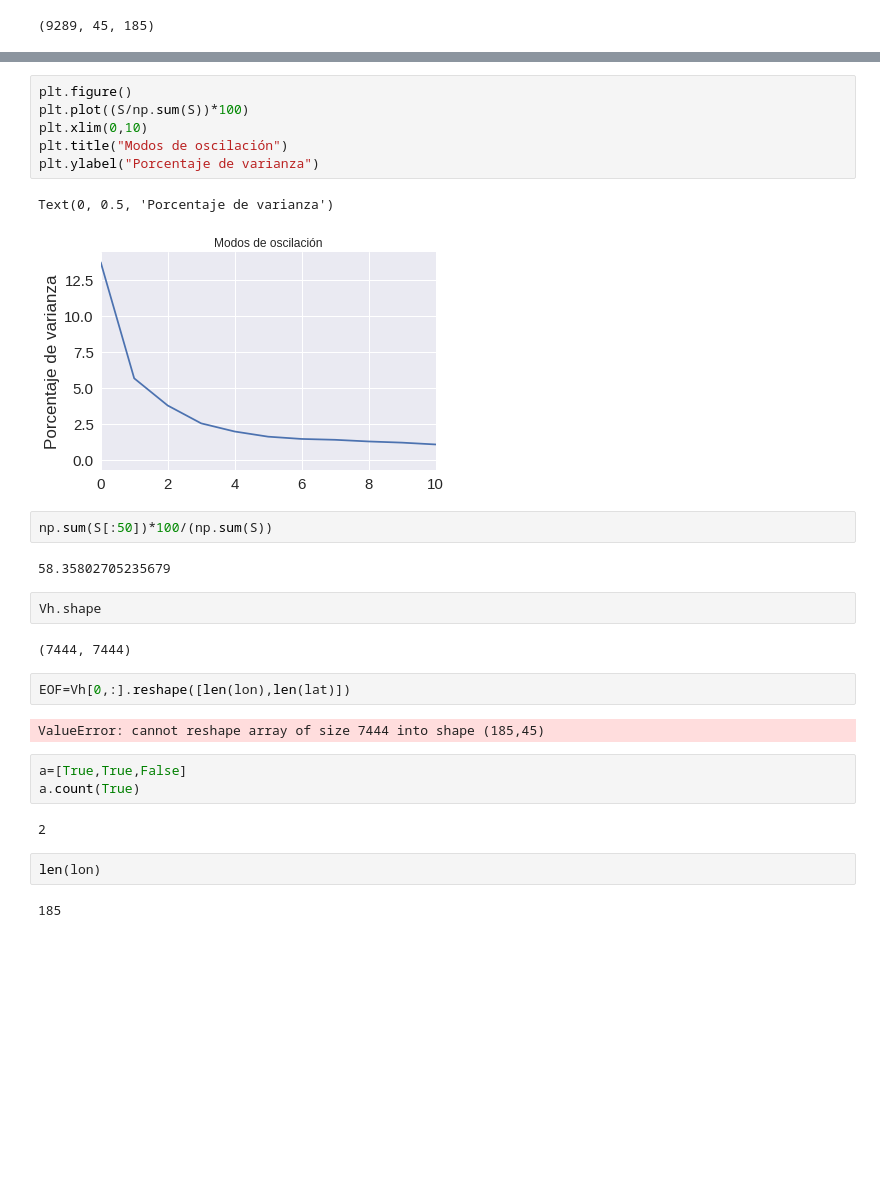
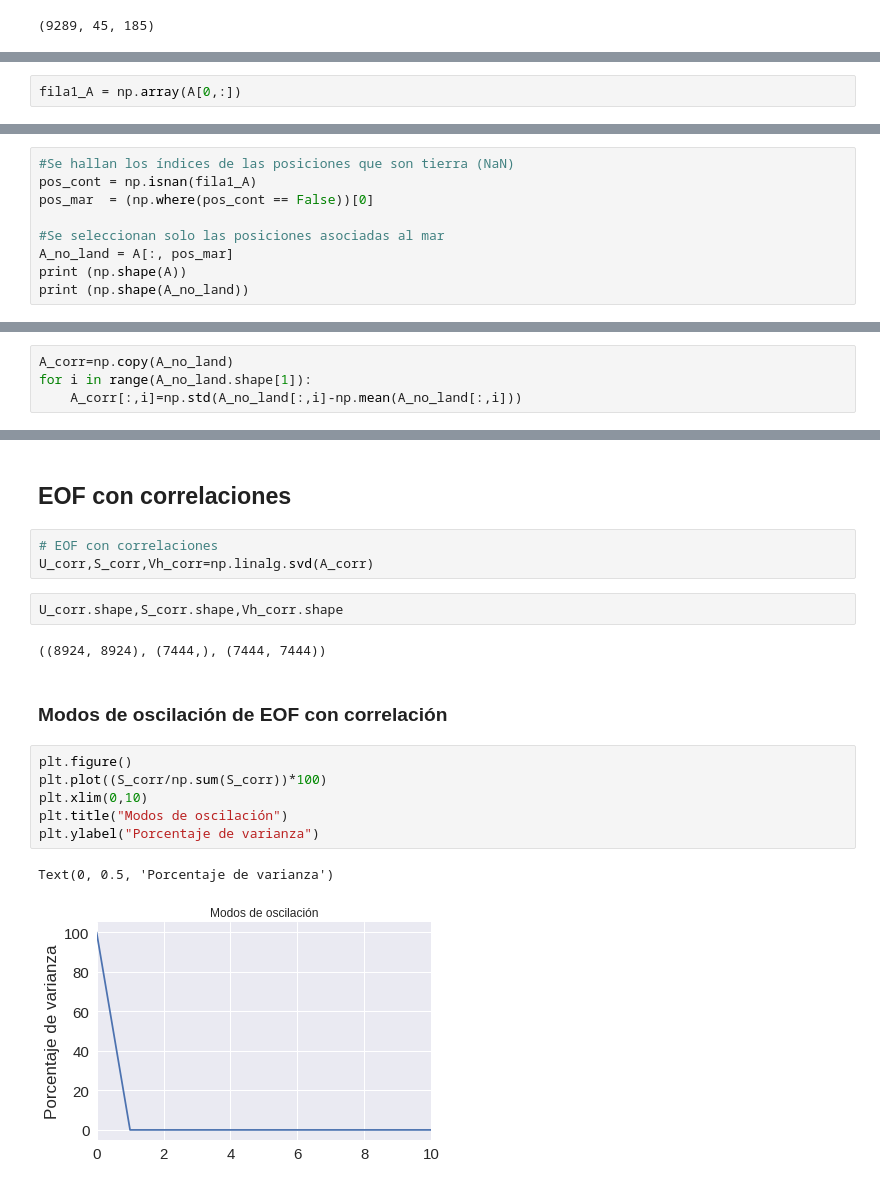
Before and after one commit to FrankAyalaC/Nivel-del-mar-en-Buenaventura, a Jupyter notebook: Scripts/Clases de datos/Tarea 2.ipynb, the cells around one changed output, grey strips where cells are left out. Drawn from its saved outputs; the diff is of its cells as text; blank space fills up the shorter version.

```diff
--- a/Scripts/Clases de datos/Tarea 2.ipynb
+++ b/Scripts/Clases de datos/Tarea 2.ipynb
@@ -118,0 +147,2 @@ A=np.reshape(sla_copy,(len(time),len(lon)*len(lat)))
+# %%
+fila1_A = np.array(A[0,:])
@@ -118,0 +154,9 @@ A=np.reshape(sla_copy,(len(time),len(lon)*len(lat)))
+# %%
+#Se hallan los índices de las posiciones que son tierra (NaN)
+pos_cont = np.isnan(fila1_A)
+pos_mar  = (np.where(pos_cont == False))[0]
+
+#Se seleccionan solo las posiciones asociadas al mar
+A_no_land = A[:, pos_mar]
+print (np.shape(A))
+print (np.shape(A_no_land))
@@ -118,0 +168,4 @@ A=np.reshape(sla_copy,(len(time),len(lon)*len(lat)))
+# %%
+A_corr=np.copy(A_no_land)
+for i in range(A_no_land.shape[1]):
+    A_corr[:,i]=np.std(A_no_land[:,i]-np.mean(A_no_land[:,i]))
@@ -154,30 +325,20 @@ A_fill=np.delete(A,idx,1)
+# %% [markdown]
+## EOF con correlaciones
+# %%
+# EOF con correlaciones
+U_corr,S_corr,Vh_corr=np.linalg.svd(A_corr)
+# %%
+U_corr.shape,S_corr.shape,Vh_corr.shape
+# %% [output]
+((8924, 8924), (7444,), (7444, 7444))
+# %% [markdown]
+### Modos de oscilación de EOF con correlación
 # %%
 plt.figure()
-plt.plot((S/np.sum(S))*100)
+plt.plot((S_corr/np.sum(S_corr))*100)
 plt.xlim(0,10)
 plt.title("Modos de oscilación")
 plt.ylabel("Porcentaje de varianza")
 # %% [output]
 Text(0, 0.5, 'Porcentaje de varianza')
-[figure, old version]
+[figure, new version]
-# %%
-np.sum(S[:50])*100/(np.sum(S))
-# %% [output]
-58.35802705235679
-# %%
-Vh.shape
-# %% [output]
-(7444, 7444)
-# %%
-EOF=Vh[0,:].reshape([len(lon),len(lat)])
-# %% [output]
-ValueError: cannot reshape array of size 7444 into shape (185,45)
-# %%
-a=[True,True,False]
-a.count(True)
-# %% [output]
-2
-# %%
-len(lon)
-# %% [output]
-185
```
Also changed, not shown: parts of 45 cells of this notebook, 2 other files.
